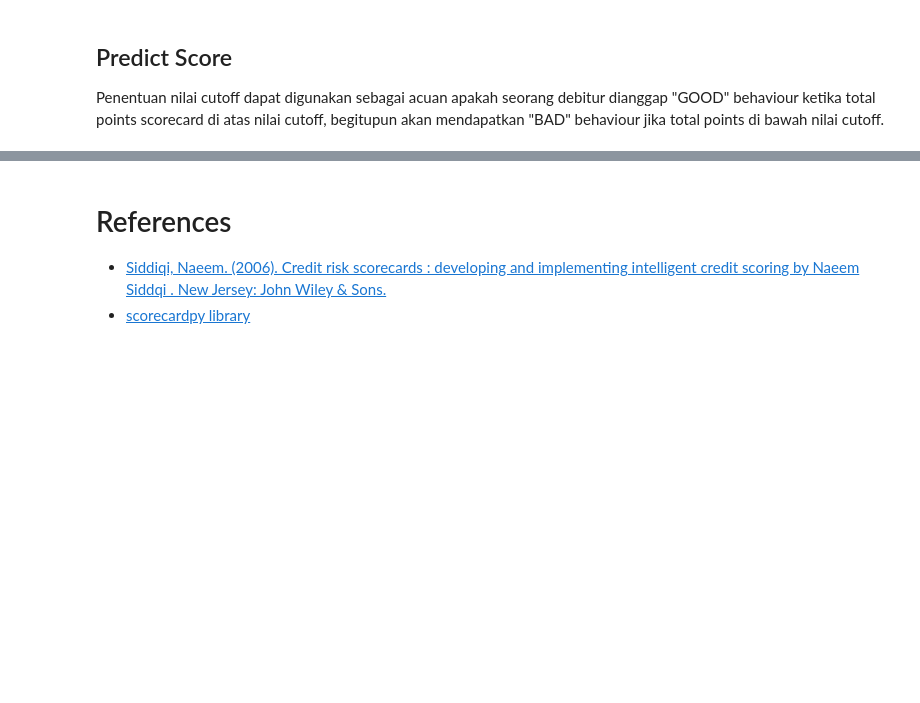
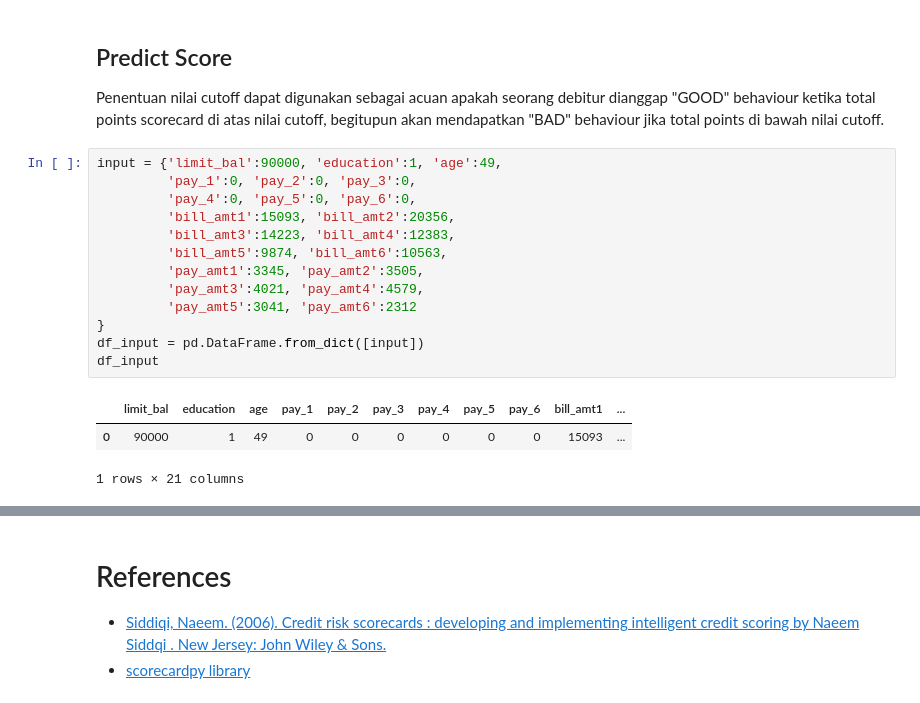
Before and after one commit to hwulanayu/scorecard_python, a Jupyter notebook: Behaviour Scorecard Prediction with Python.ipynb, the cells around one changed output, grey strips where cells are left out. Drawn from its saved outputs; the diff is of its cells as text; blank space fills up the shorter version.

```diff
--- a/Behaviour Scorecard Prediction with Python.ipynb
+++ b/Behaviour Scorecard Prediction with Python.ipynb
@@ -1200,3 +1198,20 @@ kds.metrics.plot_cumulative_gain(y_test, test_woe['pred_risk'])
 ## Predict Score
 
 Penentuan nilai cutoff dapat digunakan sebagai acuan apakah seorang debitur dianggap "GOOD" behaviour ketika total points scorecard di atas nilai cutoff, begitupun akan mendapatkan "BAD" behaviour jika total points di bawah nilai cutoff.
+# %%
+input = {'limit_bal':90000, 'education':1, 'age':49,
+         'pay_1':0, 'pay_2':0, 'pay_3':0,
+         'pay_4':0, 'pay_5':0, 'pay_6':0,
+         'bill_amt1':15093, 'bill_amt2':20356,
+         'bill_amt3':14223, 'bill_amt4':12383,
+         'bill_amt5':9874, 'bill_amt6':10563,
+         'pay_amt1':3345, 'pay_amt2':3505,
+         'pay_amt3':4021, 'pay_amt4':4579,
+         'pay_amt5':3041, 'pay_amt6':2312
+}
+df_input = pd.DataFrame.from_dict([input])
+df_input
+# %% [output]
+|  | limit_bal | education | age | pay_1 | pay_2 | pay_3 | pay_4 | pay_5 | pay_6 | bill_amt1 | ... |
+| 0 | 90000 | 1 | 49 | 0 | 0 | 0 | 0 | 0 | 0 | 15093 | ... |
+1 rows × 21 columns
```
Also changed, not shown: parts of 19 cells of this notebook.
